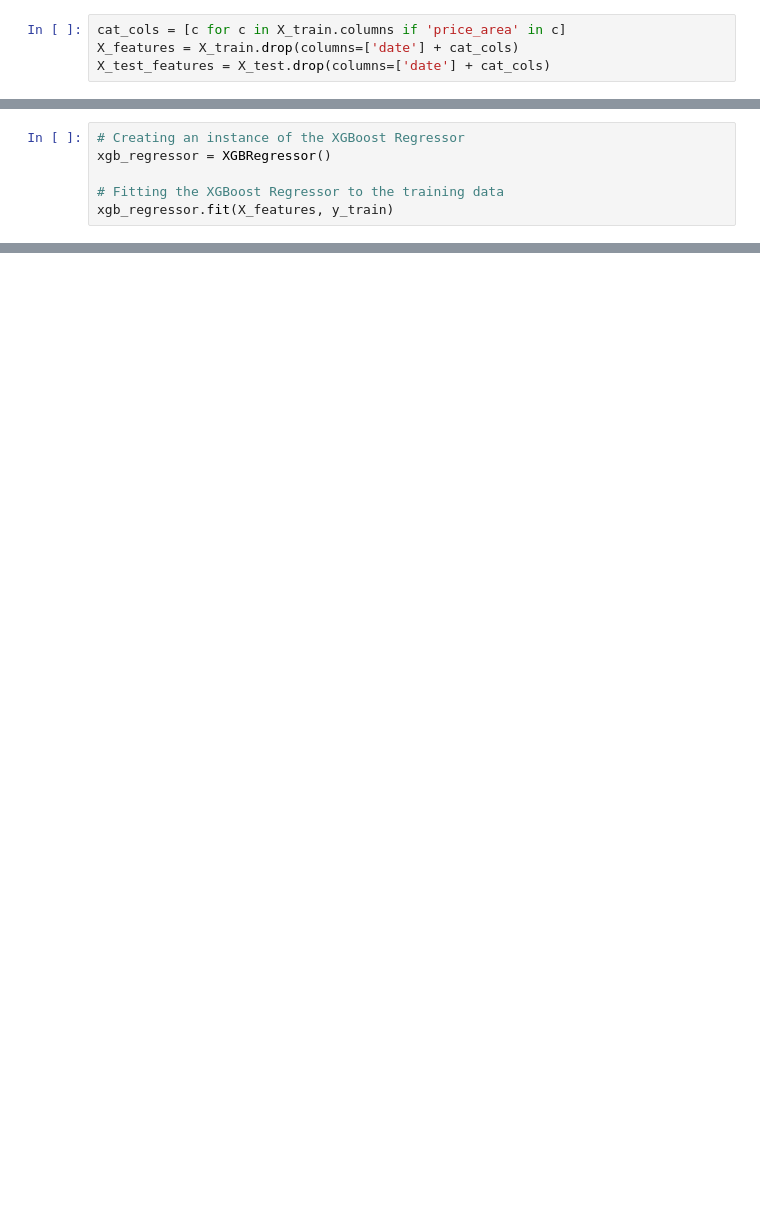
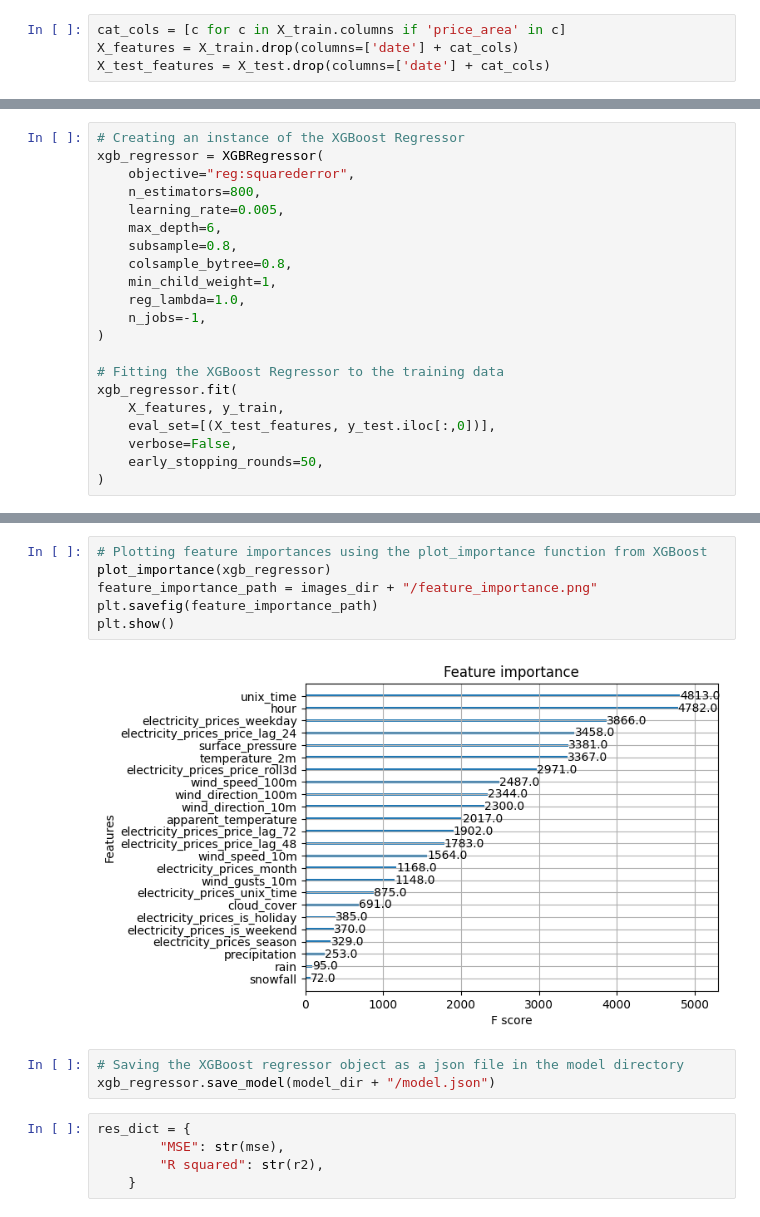
Before and after one commit to Jeppcode/Electricity-Price-Forecast, a Jupyter notebook: NotebooksElectricity/3_electricity_prices_training_pipeline.ipynb, the cells around one changed output, grey strips where cells are left out. Cells and saved outputs as stored; diff of their text form; blank space fills up the shorter version.

```diff
--- a/NotebooksElectricity/3_electricity_prices_training_pipeline.ipynb
+++ b/NotebooksElectricity/3_electricity_prices_training_pipeline.ipynb
@@ -172,9 +169,24 @@ y_train
 # %%
 # Creating an instance of the XGBoost Regressor
-xgb_regressor = XGBRegressor()
+xgb_regressor = XGBRegressor(
+    objective="reg:squarederror",
+    n_estimators=800,
+    learning_rate=0.005,
+    max_depth=6,
+    subsample=0.8,
+    colsample_bytree=0.8,
+    min_child_weight=1,
+    reg_lambda=1.0,
+    n_jobs=-1,
+)
 
 # Fitting the XGBoost Regressor to the training data
-xgb_regressor.fit(X_features, y_train)
+xgb_regressor.fit(
+    X_features, y_train,
+    eval_set=[(X_test_features, y_test.iloc[:,0])],
+    verbose=False,
+    early_stopping_rounds=50,
+)
 # %% [output]
 XGBRegressor(base_score=None, booster=None, callbacks=None,
              colsample_bylevel=None, colsample_bynode=None,
@@ -211,0 +279,16 @@ R squared: -4.584106805186575
+# %%
+# Plotting feature importances using the plot_importance function from XGBoost
+plot_importance(xgb_regressor)
+feature_importance_path = images_dir + "/feature_importance.png"
+plt.savefig(feature_importance_path)
+plt.show()
+# %% [output]
+[figure, added]
+# %%
+# Saving the XGBoost regressor object as a json file in the model directory
+xgb_regressor.save_model(model_dir + "/model.json")
+# %%
+res_dict = {
+        "MSE": str(mse),
+        "R squared": str(r2),
+    }
```
Also changed, not shown: parts of 17 cells of this notebook, 9 other files.
